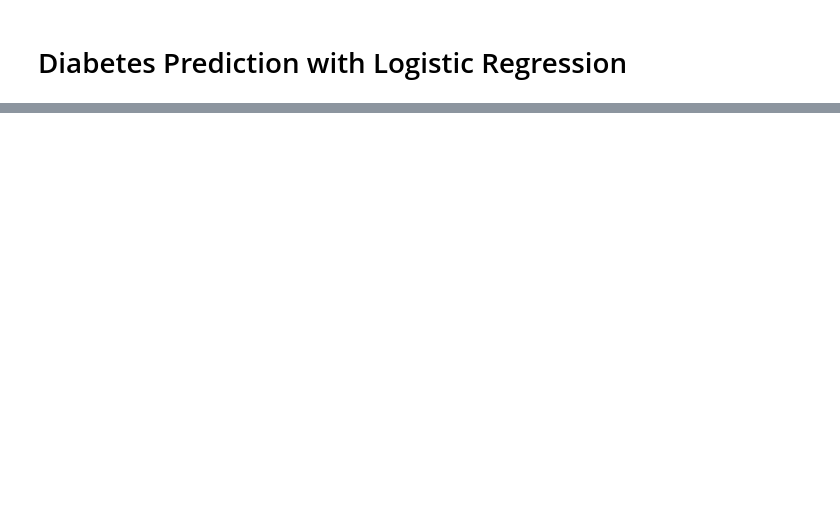
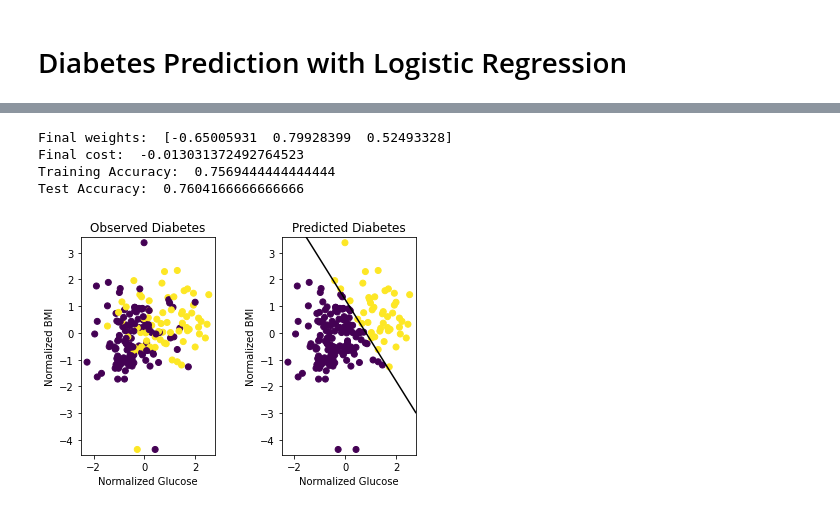
Before and after one commit to axgu/srp-lab-notebook, a Jupyter notebook: _build/jupyter_execute/prep/log_reg/diabetes-logreg.ipynb, the cells around one changed output, grey strips where cells are left out. Cells and saved outputs as stored; diff of their text form; code cells hidden in the pictures; blank space fills up the shorter version.

```diff
--- a/_build/jupyter_execute/prep/log_reg/diabetes-logreg.ipynb
+++ b/_build/jupyter_execute/prep/log_reg/diabetes-logreg.ipynb
@@ -71,0 +84,26 @@ plt.show()
+# %%
+def scatterplot(X_test, Y_test, W, feature1, feature2):
+    y_pred = np.around(1 / (1 + np.exp(-np.dot(X_test, W))))
+
+    # make scatterplots
+    fig, axs = plt.subplots(1, 2)
+    plt.subplots_adjust(wspace = 0.5)
+
+    y1 = (-W[0] - W[1]*X_test[-1, 1])/W[2]
+    y2 = (-W[0] - W[1]*X_test[0,1])/W[2]
+    plt.axline((X_test[-1, 1], y1), (X_test[0, 1], y2), color = "black")
+    plt.ylim(np.amin(X_test[:, 2], axis = 0), np.amax(X_test[:, 2], axis = 0))
+
+    axs[0].scatter(X_test[:, 1], X_test[:, 2], c=Y_test)
+    axs[0].set_title("Observed Diabetes")
+    axs[0].set_ylabel("Normalized " + feature2)
+    axs[0].set_xlabel("Normalized " + feature1)
+    axs[0].set_ylim(np.amin(X_test[:, 2], axis = 0) - 0.2, np.amax(X_test[:, 2], axis = 0) + 0.2)
+
+    axs[1].scatter(X_test[:, 1], X_test[:, 2], c=y_pred)
+    axs[1].set_title("Predicted Diabetes")
+    axs[1].set_ylabel("Normalized " + feature2)
+    axs[1].set_xlabel("Normalized " + feature1)
+    axs[1].set_ylim(np.amin(X_test[:, 2], axis = 0) - 0.2, np.amax(X_test[:, 2], axis = 0) + 0.2)
+
+    plt.show()
@@ -71,0 +145,13 @@ plt.show()
+# %%
+# Glucose, BMI
+cols = (1, 5)
+X_train, X_test, Y_train, Y_test = splitData(sr, cols, filename)
+W = descent(X_train, Y_train)
+print("Test Accuracy: ", accuracy(X_test, Y_test, W))
+scatterplot(X_test, Y_test, W, "Glucose", "BMI")
+# %% [output]
+Final weights:  [-0.65005931  0.79928399  0.52493328]
+Final cost:  -0.013031372492764523
+Training Accuracy:  0.7569444444444444
+Test Accuracy:  0.7604166666666666
+[figure, added]
```
Also changed, not shown: parts of 13 cells of this notebook, 34 other files.
